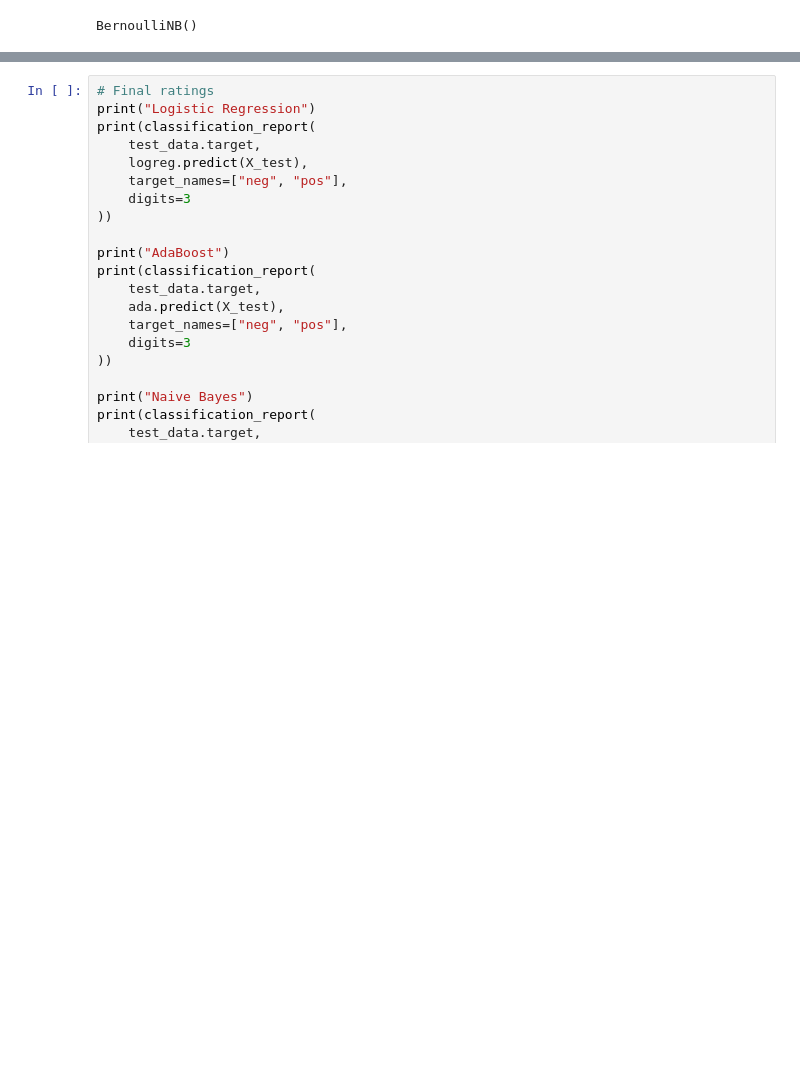
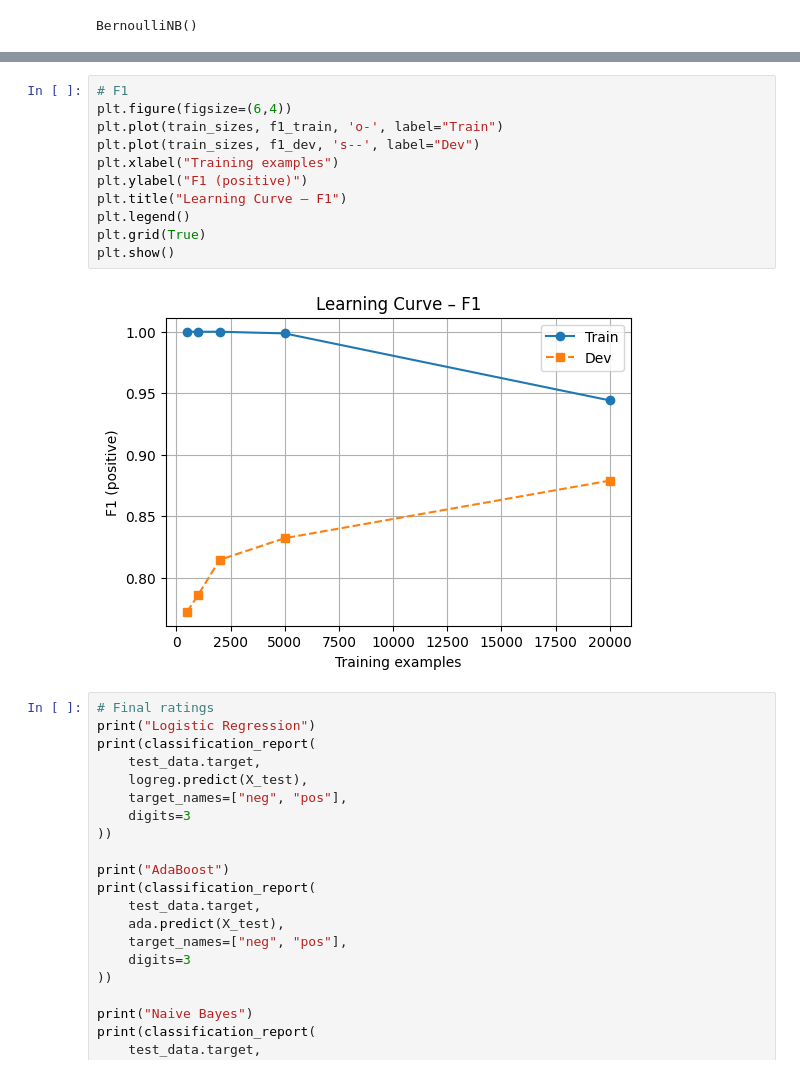
Before and after one commit to TotoWasTaken/AI, a Jupyter notebook: TN.ipynb, the cells around one changed output, grey strips where cells are left out. Cells and saved outputs as stored; diff of their text form; blank space fills up the shorter version.

```diff
--- a/TN.ipynb
+++ b/TN.ipynb
@@ -153,3 +181,16 @@ plt.show()
+# %%
+# F1
+plt.figure(figsize=(6,4))
+plt.plot(train_sizes, f1_train, 'o-', label="Train")
+plt.plot(train_sizes, f1_dev, 's--', label="Dev")
+plt.xlabel("Training examples")
+plt.ylabel("F1 (positive)")
+plt.title("Learning Curve – F1")
+plt.legend()
+plt.grid(True)
+plt.show()
+# %% [output]
+[figure, added]
 # %%
 # Final ratings
 print("Logistic Regression")
```
Also changed, not shown: parts of 3 cells of this notebook.
